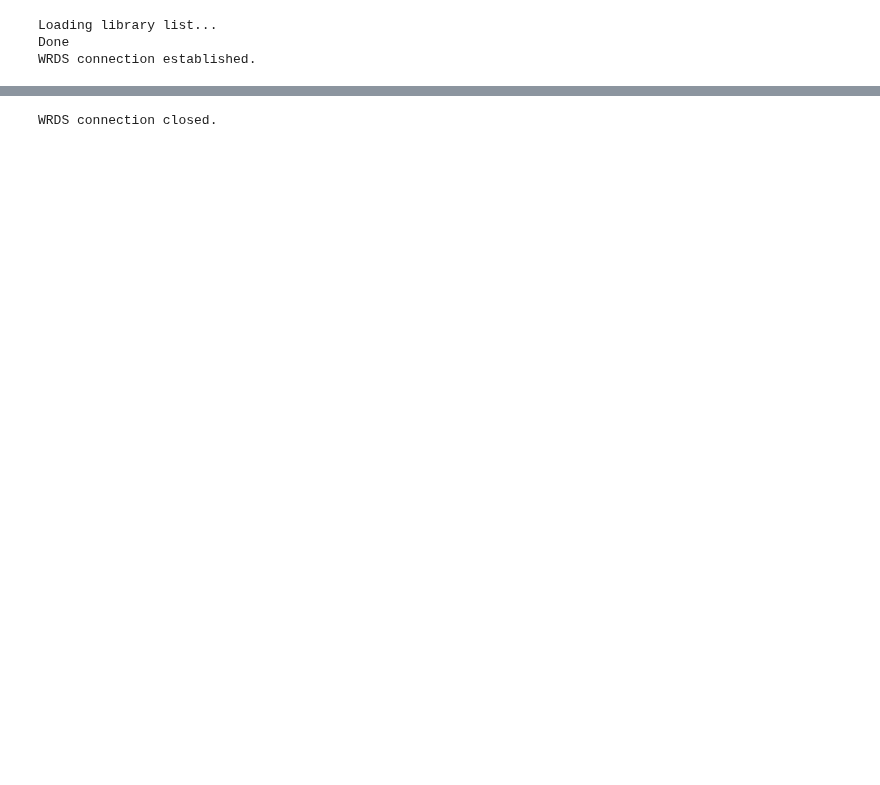
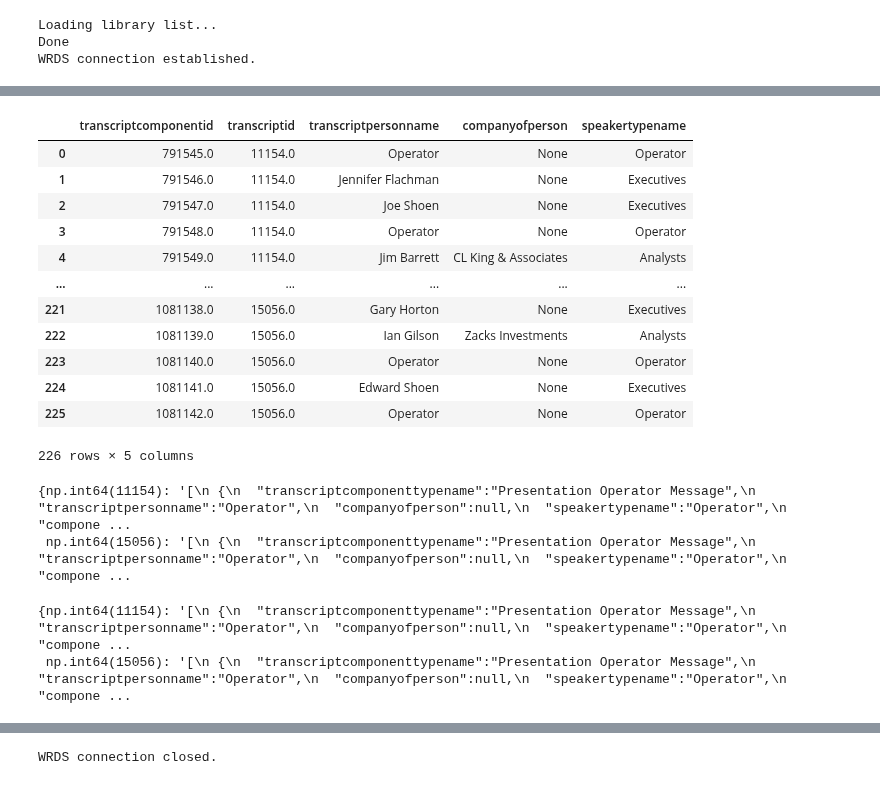
Before and after one commit to eduardomazevedo/collusion-llm, a Jupyter notebook: src/notebooks/test_capiq.ipynb, the cells around one changed output, grey strips where cells are left out. Saved outputs shown, nothing was run; the diff lists cells and outputs as text; code cells hidden in the pictures; blank space fills up the shorter version.

```diff
--- a/src/notebooks/test_capiq.ipynb
+++ b/src/notebooks/test_capiq.ipynb
@@ -28,0 +41,28 @@ print(capiq.get_transcript(93162))
+# %%
+person_df
+# %% [output]
+|  | transcriptcomponentid | transcriptid | transcriptpersonname | companyofperson | speakertypename |
+| 0 | 791545.0 | 11154.0 | Operator | None | Operator |
+| 1 | 791546.0 | 11154.0 | Jennifer Flachman | None | Executives |
+| 2 | 791547.0 | 11154.0 | Joe Shoen | None | Executives |
+| 3 | 791548.0 | 11154.0 | Operator | None | Operator |
+| 4 | 791549.0 | 11154.0 | Jim Barrett | CL King & Associates | Analysts |
+| ... | ... | ... | ... | ... | ... |
+| 221 | 1081138.0 | 15056.0 | Gary Horton | None | Executives |
+| 222 | 1081139.0 | 15056.0 | Ian Gilson | Zacks Investments | Analysts |
+| 223 | 1081140.0 | 15056.0 | Operator | None | Operator |
+| 224 | 1081141.0 | 15056.0 | Edward Shoen | None | Executives |
+| 225 | 1081142.0 | 15056.0 | Operator | None | Operator |
+226 rows × 5 columns
+# %%
+formatted_transcripts = capiq.format_transcript(transcript_df, person_df)
+formatted_transcripts
+# %% [output]
+{np.int64(11154): '[\n {\n  "transcriptcomponenttypename":"Presentation Operator Message",\n  "transcriptpersonname":"Operator",\n  "companyofperson":null,\n  "speakertypename":"Operator",\n  "compone ...
+ np.int64(15056): '[\n {\n  "transcriptcomponenttypename":"Presentation Operator Message",\n  "transcriptpersonname":"Operator",\n  "companyofperson":null,\n  "speakertypename":"Operator",\n  "compone ...
+# %%
+formatted_transcripts = capiq.get_transcripts([11154, 15056])
+formatted_transcripts
+# %% [output]
+{np.int64(11154): '[\n {\n  "transcriptcomponenttypename":"Presentation Operator Message",\n  "transcriptpersonname":"Operator",\n  "companyofperson":null,\n  "speakertypename":"Operator",\n  "compone ...
+ np.int64(15056): '[\n {\n  "transcriptcomponenttypename":"Presentation Operator Message",\n  "transcriptpersonname":"Operator",\n  "companyofperson":null,\n  "speakertypename":"Operator",\n  "compone ...
```
Also changed, not shown: parts of 5 cells of this notebook, 4 other files.
